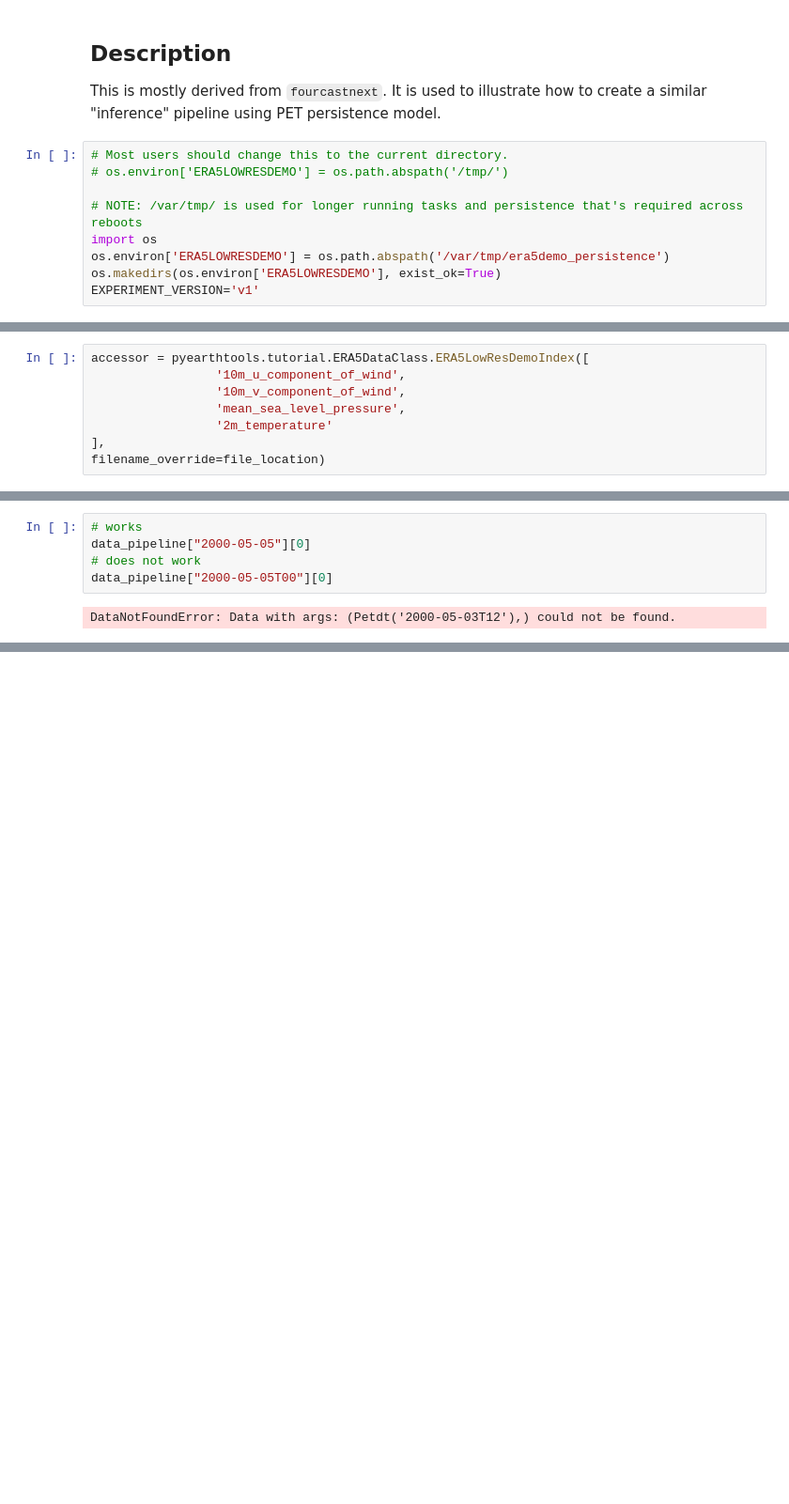
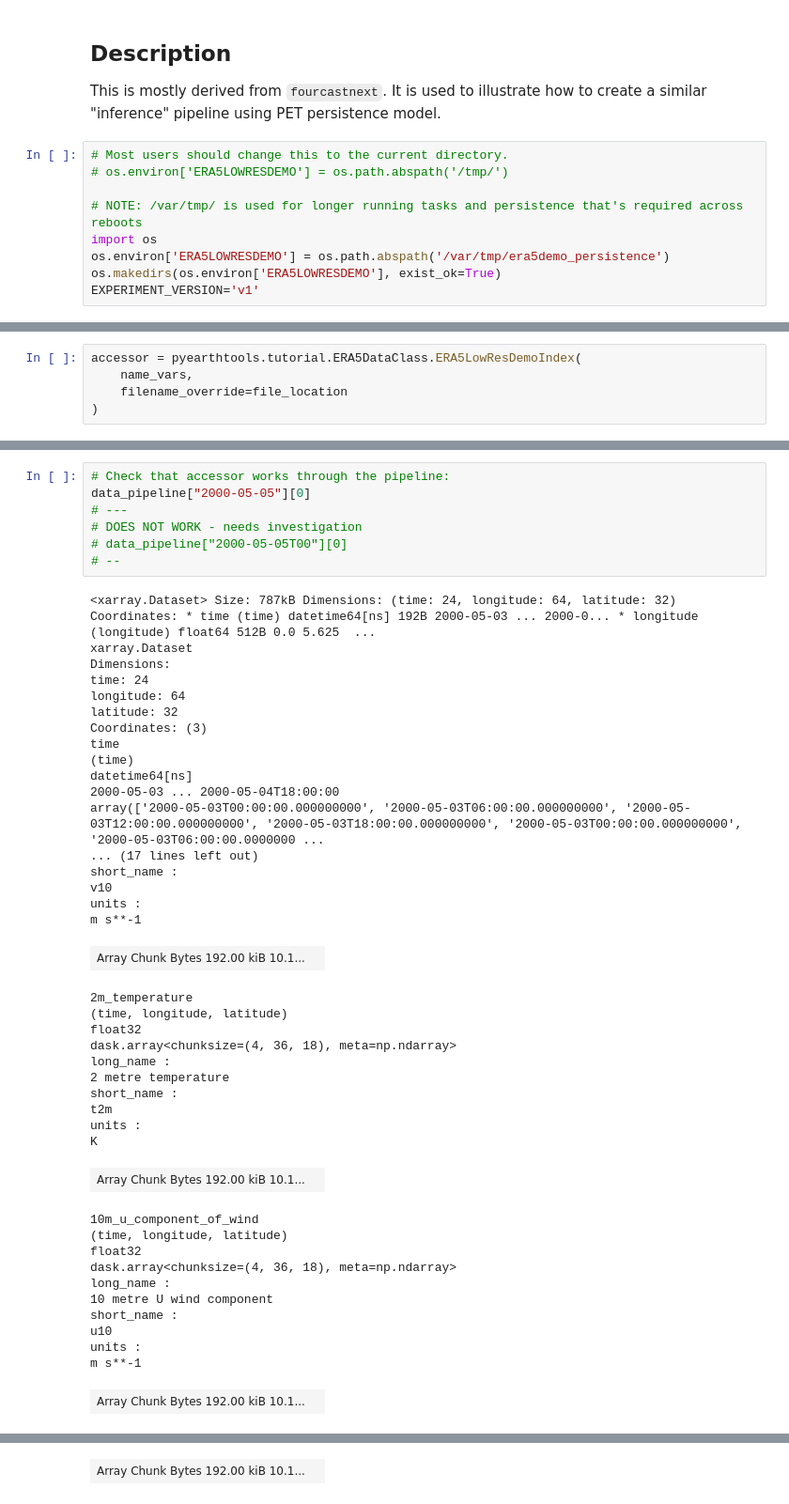
Before and after one commit to ACCESS-Community-Hub/PyEarthTools, a Jupyter notebook: packages/bundled_models/persistence/notebooks/pipeline_example.ipynb, the cells around one changed output, grey strips where cells are left out. Shown at 94% size. Saved outputs shown, nothing was run; the diff lists cells and outputs as text; blank space fills up the shorter version.

```diff
--- a/packages/bundled_models/persistence/notebooks/pipeline_example.ipynb
+++ b/packages/bundled_models/persistence/notebooks/pipeline_example.ipynb
@@ -84,13 +74,10 @@ else:
 # %% [output]
 File already downloaded (/var/tmp/era5demo_persistence/mini.nc), skipping ...
 # %%
-accessor = pyearthtools.tutorial.ERA5DataClass.ERA5LowResDemoIndex([
-                 '10m_u_component_of_wind',
-                 '10m_v_component_of_wind',
-                 'mean_sea_level_pressure',
-                 '2m_temperature'
-],
-filename_override=file_location)
+accessor = pyearthtools.tutorial.ERA5DataClass.ERA5LowResDemoIndex(
+    name_vars,
+    filename_override=file_location
+)
 # %%
 # --- scratch space/workings ---
 # 1. data is in 6 hour intervals
@@ -122,9 +111,50 @@ data_pipeline = pyearthtools.pipeline.Pipeline(
     iterator=pyearthtools.pipeline.iterators.DateRange(1980, 2016, interval='6h')
 )
 # %%
-# works
+# Check that accessor works through the pipeline:
 data_pipeline["2000-05-05"][0]
-# does not work
-data_pipeline["2000-05-05T00"][0]
+# ---
+# DOES NOT WORK - needs investigation
+# data_pipeline["2000-05-05T00"][0]
+# --
 # %% [output]
-DataNotFoundError: Data with args: (Petdt('2000-05-03T12'),) could not be found.
+<xarray.Dataset> Size: 787kB Dimensions: (time: 24, longitude: 64, latitude: 32) Coordinates: * time (time) datetime64[ns] 192B 2000-05-03 ... 2000-0... * longitude (longitude) float64 512B 0.0 5.625  ...
+xarray.Dataset
+Dimensions:
+time: 24
+longitude: 64
+latitude: 32
+Coordinates: (3)
+time
+(time)
+datetime64[ns]
+2000-05-03 ... 2000-05-04T18:00:00
+array(['2000-05-03T00:00:00.000000000', '2000-05-03T06:00:00.000000000', '2000-05-03T12:00:00.000000000', '2000-05-03T18:00:00.000000000', '2000-05-03T00:00:00.000000000', '2000-05-03T06:00:00.0000000 ...
+... (17 lines left out)
+short_name :
+v10
+units :
+m s**-1
+| Array Chunk Bytes 192.00 kiB 10.1... |  |
+2m_temperature
+(time, longitude, latitude)
+float32
+dask.array<chunksize=(4, 36, 18), meta=np.ndarray>
+long_name :
+2 metre temperature
+short_name :
+t2m
+units :
+K
+| Array Chunk Bytes 192.00 kiB 10.1... |  |
+10m_u_component_of_wind
+(time, longitude, latitude)
+float32
+dask.array<chunksize=(4, 36, 18), meta=np.ndarray>
+long_name :
+10 metre U wind component
+short_name :
+u10
+units :
+m s**-1
+| Array Chunk Bytes 192.00 kiB 10.1... |  |
@@ -130,0 +173 @@ DataNotFoundError: Data with args: (Petdt('2000-05-03T12'),) could not be found.
+| Array Chunk Bytes 192.00 kiB 10.1... |  |
```
Also changed, not shown: parts of 10 cells of this notebook, 2 other files.
